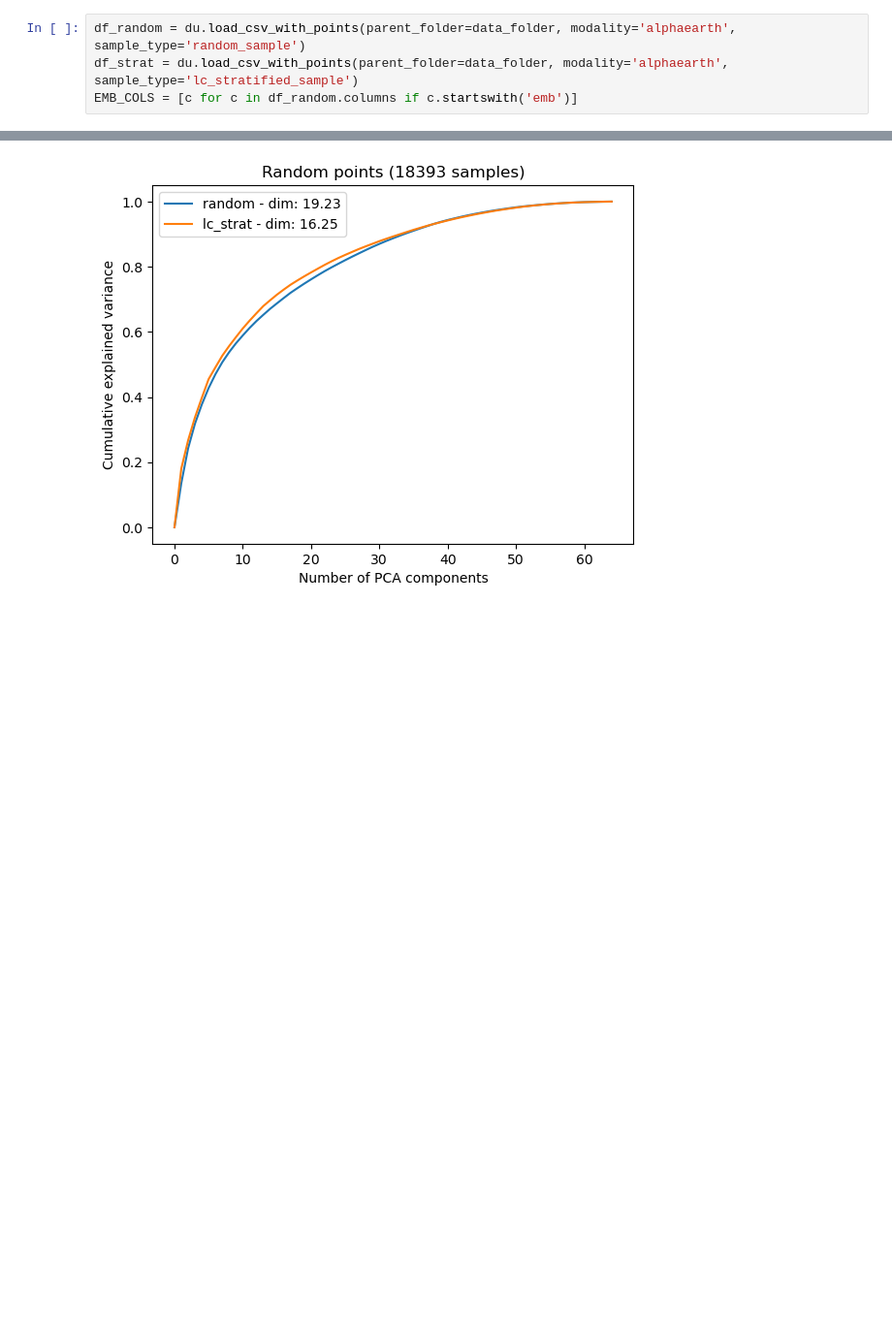
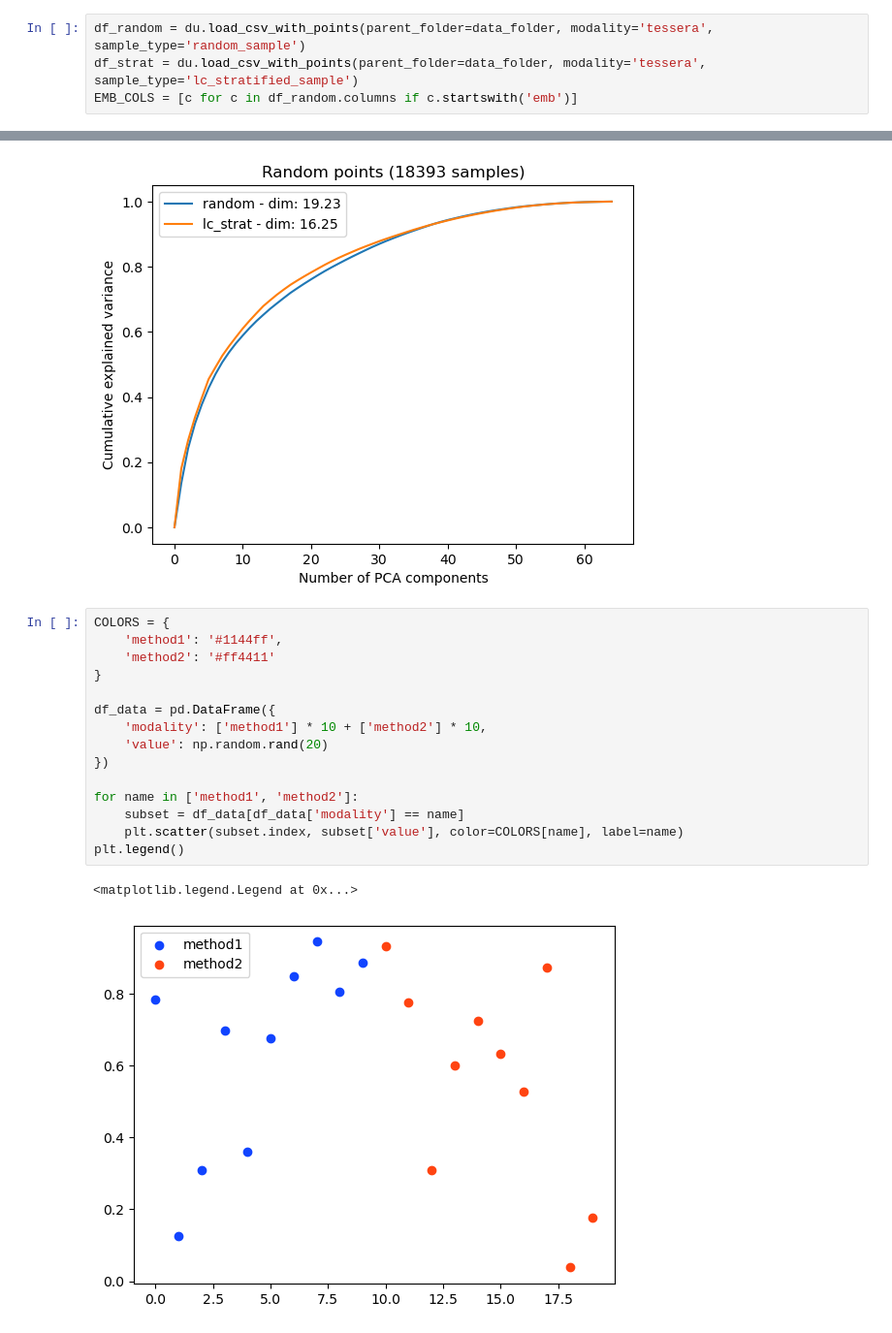
Before and after one commit to WUR-AI/interpret_earth_embeddings, a Jupyter notebook: notebooks/Extract random points from image.ipynb, the cells around one changed output, grey strips where cells are left out. Shown at 97% size. Saved outputs shown, nothing was run; the diff lists cells and outputs as text; blank space fills up the shorter version.

```diff
--- a/notebooks/Extract random points from image.ipynb
+++ b/notebooks/Extract random points from image.ipynb
@@ -152,6 +155,6 @@ df
 | 9692 | 0.088827 | -0.098424 | 0.228897 | -0.071111 | -0.075356 | -0.035433 | 0.093564 | -0.027128 | -0.199862 | 0.098424 | ... | ... |
 9693 rows × 65 columns
 # %%
-df_random = du.load_csv_with_points(parent_folder=data_folder, modality='alphaearth', sample_type='random_sample')
-df_strat = du.load_csv_with_points(parent_folder=data_folder, modality='alphaearth', sample_type='lc_stratified_sample')
+df_random = du.load_csv_with_points(parent_folder=data_folder, modality='tessera', sample_type='random_sample')
+df_strat = du.load_csv_with_points(parent_folder=data_folder, modality='tessera', sample_type='lc_stratified_sample')
 EMB_COLS = [c for c in df_random.columns if c.startswith('emb')]
@@ -182,3 +193,21 @@ plt.legend()
 16.25157467838937
 <matplotlib.legend.Legend at 0x...>
 [figure]
+# %%
+COLORS = {
+    'method1': '#1144ff',
+    'method2': '#ff4411'
+}
+
+df_data = pd.DataFrame({
+    'modality': ['method1'] * 10 + ['method2'] * 10,
+    'value': np.random.rand(20)
+})
+
+for name in ['method1', 'method2']:
+    subset = df_data[df_data['modality'] == name]
+    plt.scatter(subset.index, subset['value'], color=COLORS[name], label=name)
+plt.legend()
+# %% [output]
+<matplotlib.legend.Legend at 0x...>
+[figure, added]
```
Also changed, not shown: parts of 2 cells of this notebook, 6 other files.
